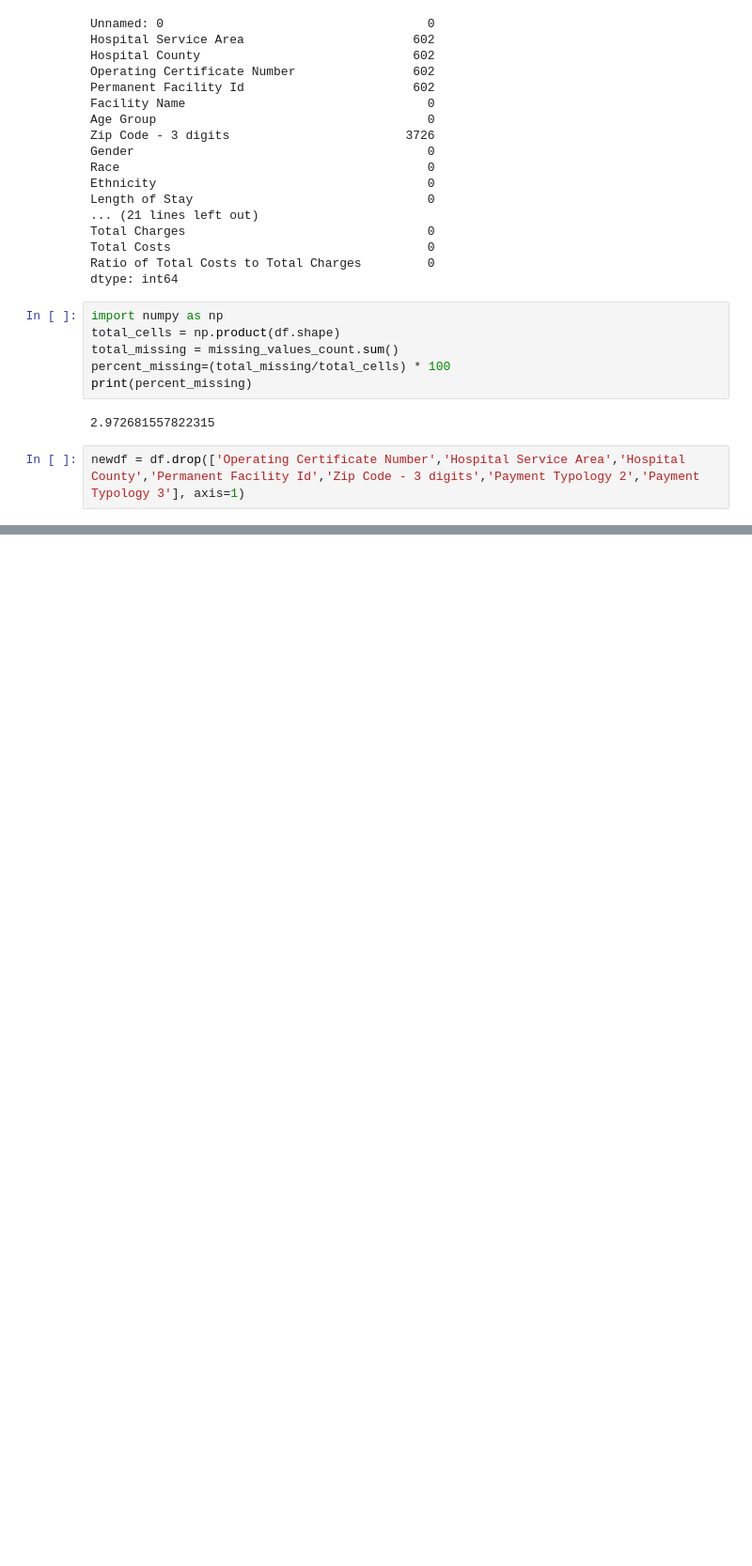
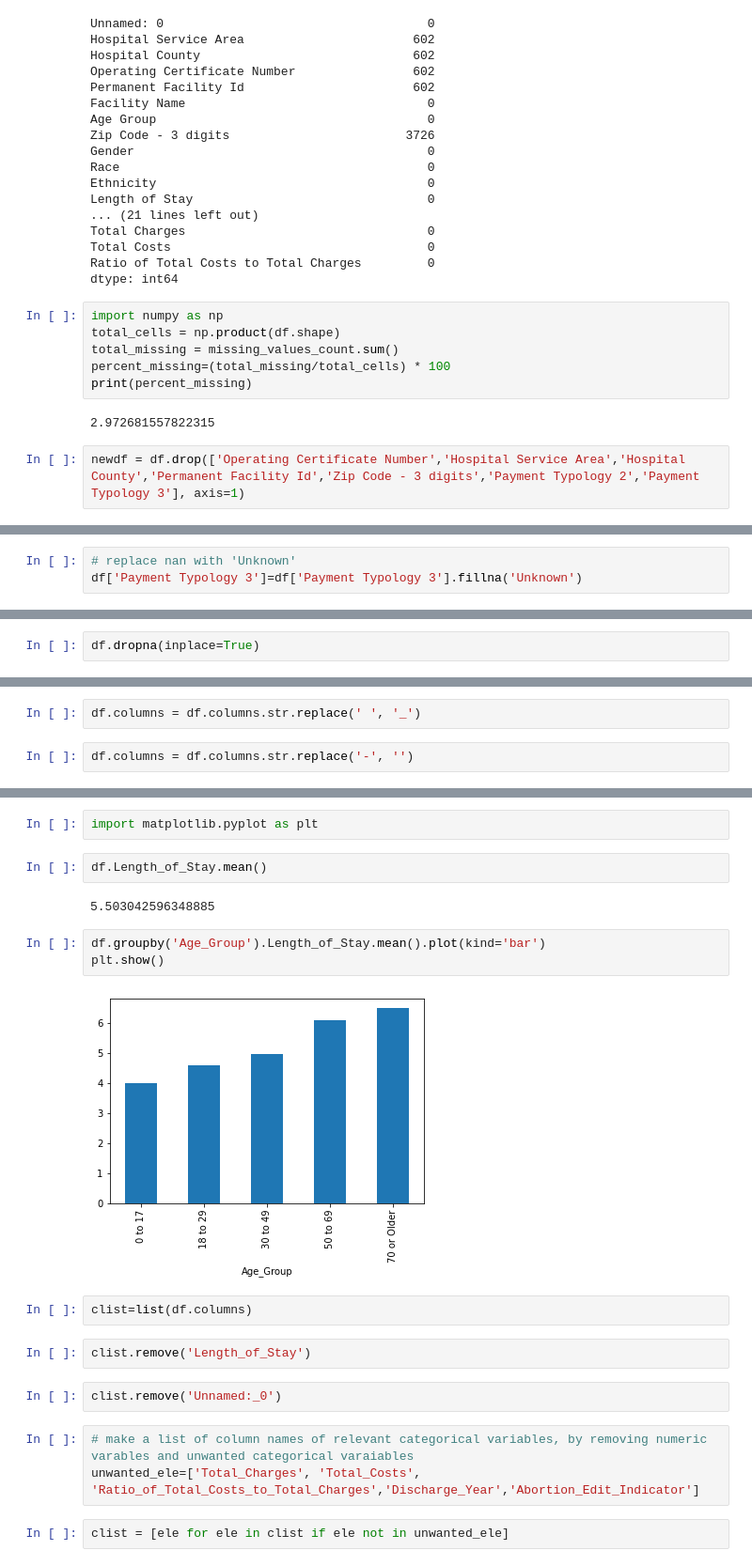
Before and after one commit to KetakiN/Springboard, a Jupyter notebook: Ketaki_NYSDOH_cleaning.ipynb, the cells around one changed output, grey strips where cells are left out. Shown at 94% size. Cells and saved outputs as stored; diff of their text form; blank space fills up the shorter version.

```diff
--- a/Ketaki_NYSDOH_cleaning.ipynb
+++ b/Ketaki_NYSDOH_cleaning.ipynb
@@ -115,0 +124,3 @@ Index(['Unnamed: 0', 'Facility Name', 'Age Group', 'Gender', 'Race',
+# %%
+# replace nan with 'Unknown'
+df['Payment Typology 3']=df['Payment Typology 3'].fillna('Unknown')
@@ -115,0 +141,2 @@ Index(['Unnamed: 0', 'Facility Name', 'Age Group', 'Gender', 'Race',
+# %%
+df.dropna(inplace=True)
@@ -115,0 +168,4 @@ Index(['Unnamed: 0', 'Facility Name', 'Age Group', 'Gender', 'Race',
+# %%
+df.columns = df.columns.str.replace(' ', '_')
+# %%
+df.columns = df.columns.str.replace('-', '')
@@ -115,0 +190,22 @@ Index(['Unnamed: 0', 'Facility Name', 'Age Group', 'Gender', 'Race',
+# %%
+import matplotlib.pyplot as plt
+# %%
+df.Length_of_Stay.mean()
+# %% [output]
+5.503042596348885
+# %%
+df.groupby('Age_Group').Length_of_Stay.mean().plot(kind='bar')
+plt.show()
+# %% [output]
+[figure, added]
+# %%
+clist=list(df.columns)
+# %%
+clist.remove('Length_of_Stay')
+# %%
+clist.remove('Unnamed:_0')
+# %%
+# make a list of column names of relevant categorical variables, by removing numeric varables and unwanted categorical varaiables
+unwanted_ele=['Total_Charges', 'Total_Costs', 'Ratio_of_Total_Costs_to_Total_Charges','Discharge_Year','Abortion_Edit_Indicator']
+# %%
+clist = [ele for ele in clist if ele not in unwanted_ele]
```
Also changed, not shown: parts of 29 cells of this notebook.
